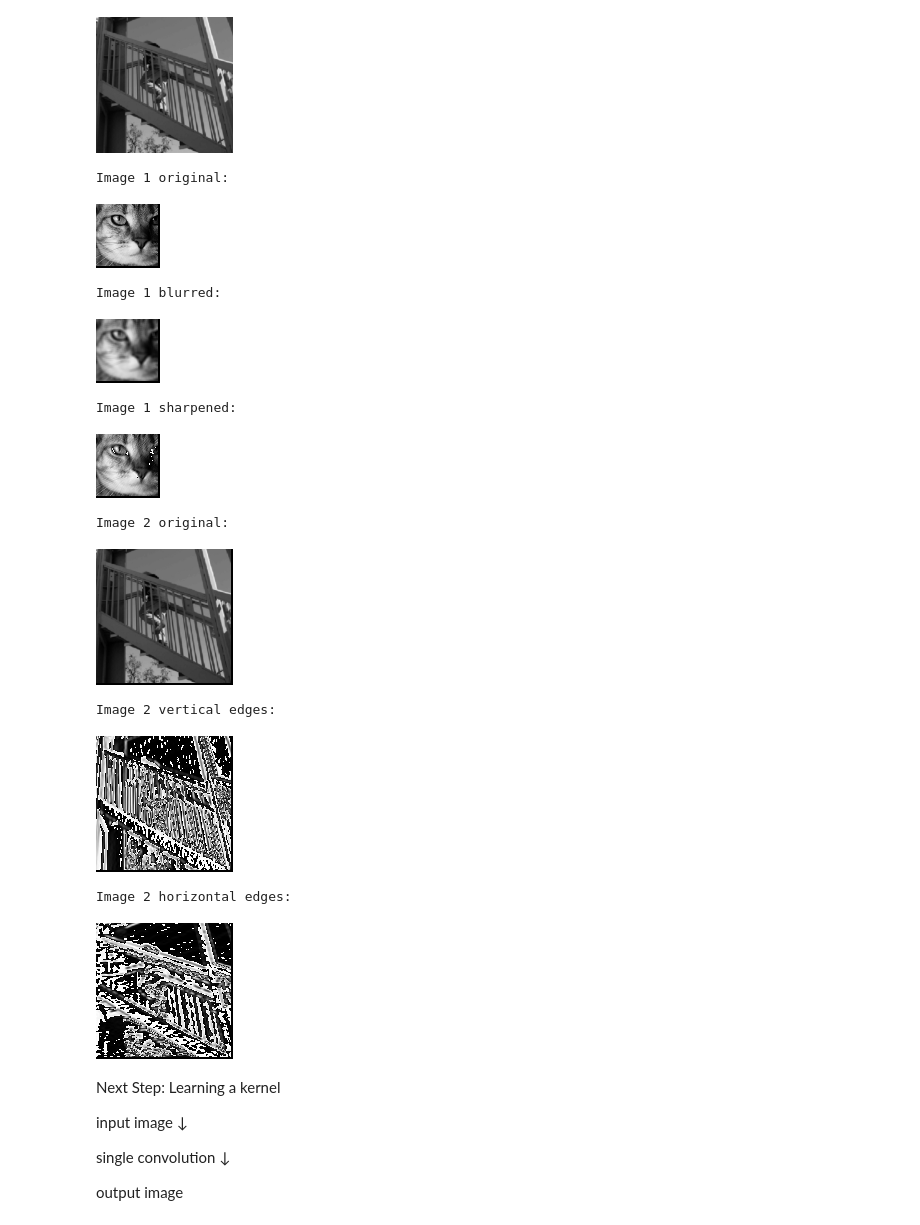
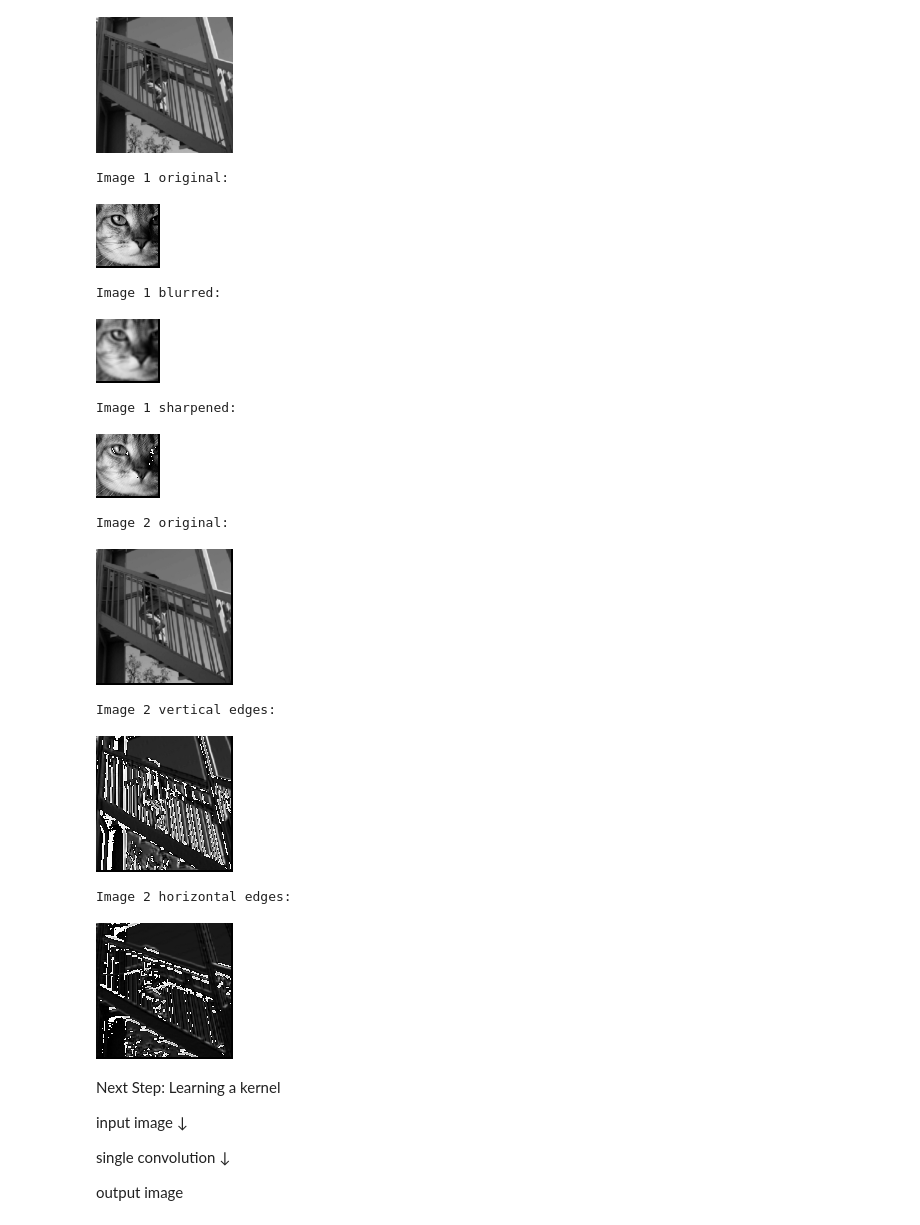
Before and after one commit to monasolgi/Computer_vision, a Jupyter notebook: tutorial4_CV.ipynb, the cells around one changed output. Cells and saved outputs as stored; diff of their text form; code cells hidden in the pictures.

```diff
--- a/tutorial4_CV.ipynb
+++ b/tutorial4_CV.ipynb
@@ -46,37 +48,41 @@ Image 2:
 # %%
 # Different 3 x 3 convolution filters
 K_identity = np.matrix('0 0 0; 0 1 0; 0 0 0')
 K_blur = np.matrix('1 1 1; 1 1 1; 1 1 1') * 1/9
+#K_sharpen = np.matrix('0 -1 0;-1 5 -1;0 -1 0)
 K_sharpen = np.matrix('-0.18861431   0.53917223  -0.25360137;0.51823366   0.17399924  -0.23479152;0.07320452   0.14105716   0.25160035')
-K_ver_edges = np.matrix('-1 0 1; -1 0 1;-1 0 1')
-K_hor_edges = np.matrix('-1 -1 -1; 0 0 0; 1 1 1')
+#K_ver_edges = np.matrix('-1 0 1; -1 0 1;-1 0 1')
+K_ver_edges = np.matrix('0.6966521  -0.10806937 -0.26066983; 0.2079847  -0.1796472  -0.6000857;0.65208954  0.45770192 -0.49872515')
+#K_hor_edges = np.matrix('-1 -1 -1; 0 0 0; 1 1 1')
+K_hor_edges = np.matrix('0.3516477   0.2863997   0.22415683;0.33735833 -0.17843467  0.3327133;-0.17320545 -0.51866883 -0.45176625')
+
 
 # Applying filters to example images
 print('Image 1 original:')
 display(array_to_img(conv2d(img_to_array(img1),K_identity)))
 print('Image 1 blurred:')
 display(array_to_img(conv2d(img_to_array(img1),K_blur)))
 print('Image 1 sharpened:')
 display(array_to_img(conv2d(img_to_array(img1),K_sharpen)))
 print('Image 2 original:')
 display(array_to_img(conv2d(img_to_array(img2),K_identity)))
 print('Image 2 vertical edges:')
 display(array_to_img(conv2d(img_to_array(img2),K_ver_edges)))
 print('Image 2 horizontal edges:')
 display(array_to_img(conv2d(img_to_array(img2),K_hor_edges)))
 # %% [output]
 Image 1 original:
 [figure]
 Image 1 blurred:
 [figure]
 Image 1 sharpened:
 [figure]
 Image 2 original:
 [figure]
 Image 2 vertical edges:
-[figure, old version]
+[figure, new version]
 Image 2 horizontal edges:
-[figure, old version]
+[figure, new version]
 # %% [markdown]
 Next Step: Learning a kernel
 
```
Also changed, not shown: parts of 7 cells of this notebook.
